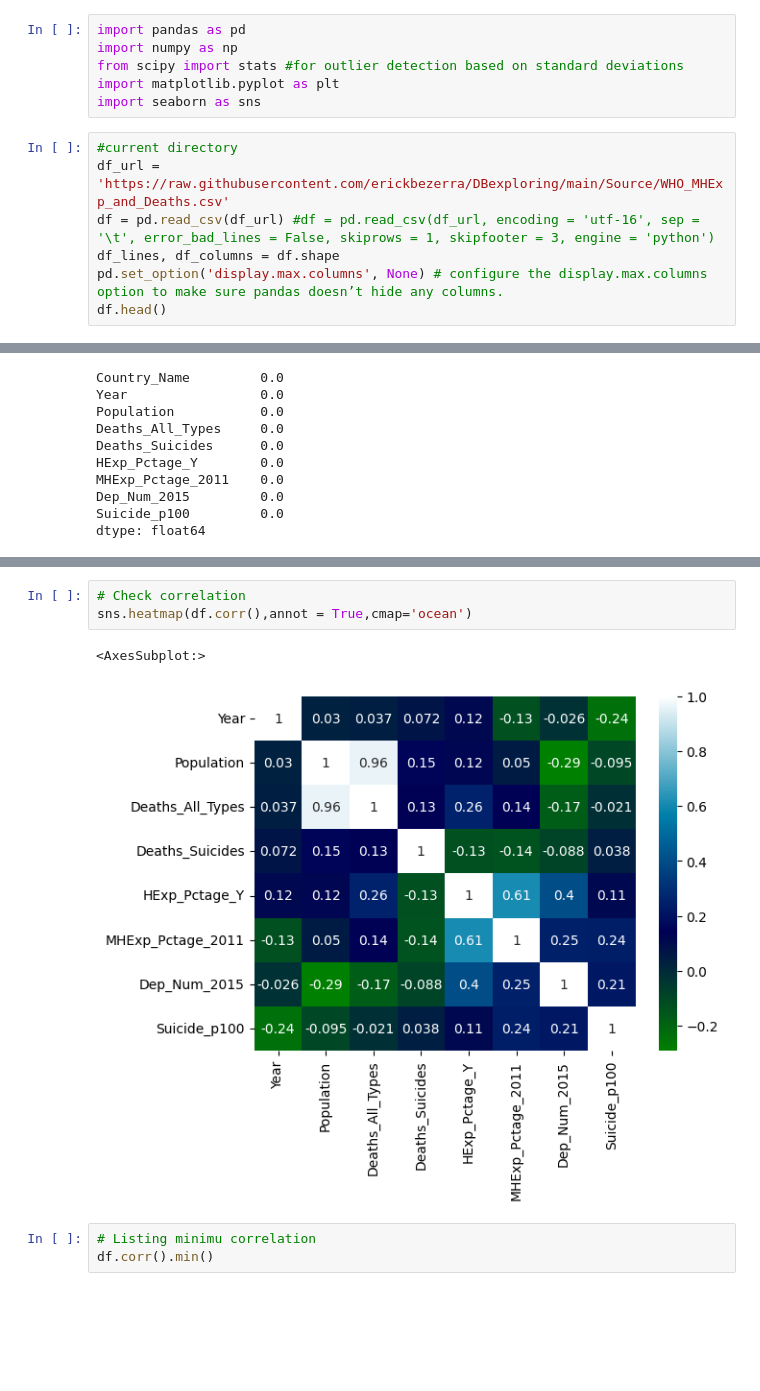
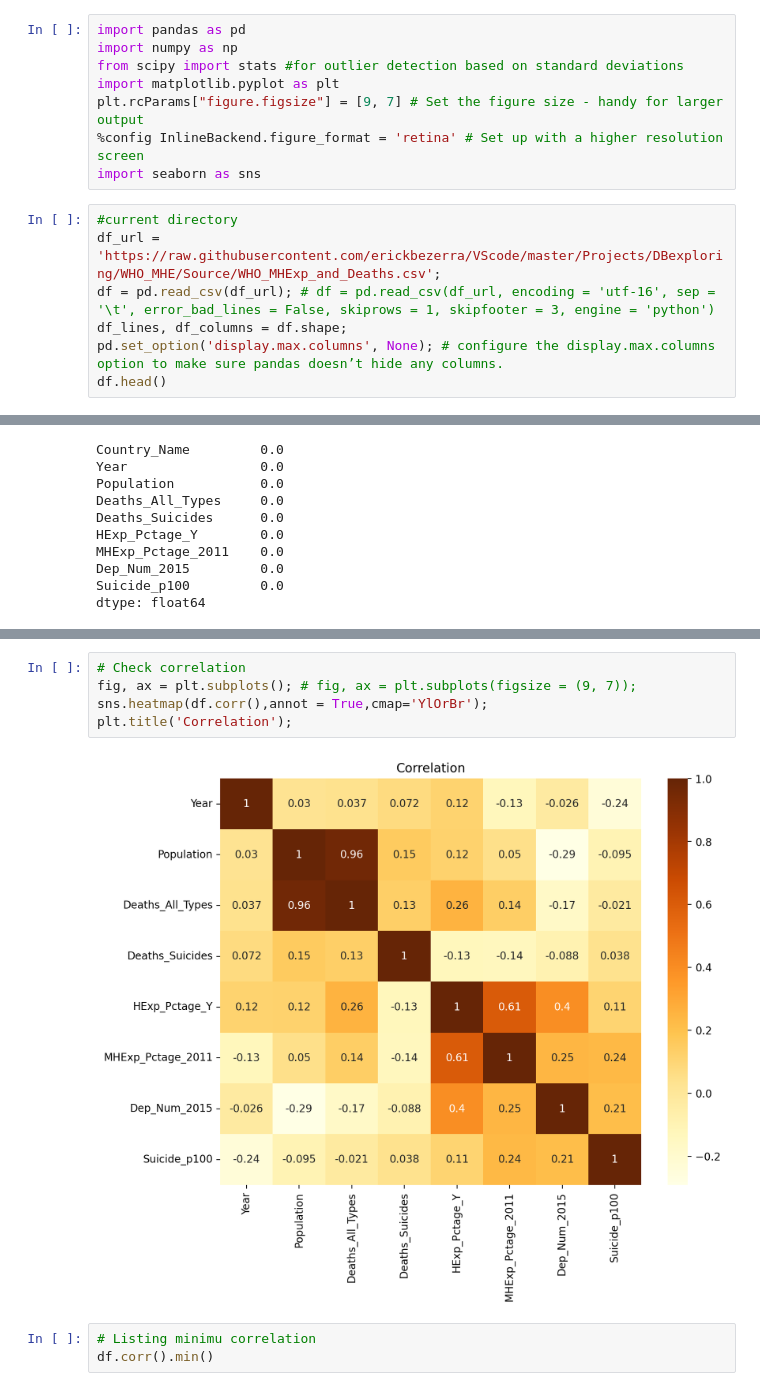
Before and after one commit to erickbezerra/VScode, a Jupyter notebook: Projects/DBexploring/WHO_MHE/WHO_MHExp_and_Deaths.ipynb, the cells around one changed output, grey strips where cells are left out. Saved outputs shown, nothing was run; the diff lists cells and outputs as text; blank space fills up the shorter version.

```diff
--- a/Projects/DBexploring/WHO_MHE/WHO_MHExp_and_Deaths.ipynb
+++ b/Projects/DBexploring/WHO_MHE/WHO_MHExp_and_Deaths.ipynb
@@ -8,13 +8,15 @@ import pandas as pd
 import numpy as np
 from scipy import stats #for outlier detection based on standard deviations
 import matplotlib.pyplot as plt
+plt.rcParams["figure.figsize"] = [9, 7] # Set the figure size - handy for larger output
+%config InlineBackend.figure_format = 'retina' # Set up with a higher resolution screen
 import seaborn as sns
 # %%
 #current directory
-df_url = 'https://raw.githubusercontent.com/erickbezerra/DBexploring/main/Source/WHO_MHExp_and_Deaths.csv'
-df = pd.read_csv(df_url) #df = pd.read_csv(df_url, encoding = 'utf-16', sep = '\t', error_bad_lines = False, skiprows = 1, skipfooter = 3, engine = 'python')
-df_lines, df_columns = df.shape
-pd.set_option('display.max.columns', None) # configure the display.max.columns option to make sure pandas doesn’t hide any columns.
+df_url = 'https://raw.githubusercontent.com/erickbezerra/VScode/master/Projects/DBexploring/WHO_MHE/Source/WHO_MHExp_and_Deaths.csv';
+df = pd.read_csv(df_url); # df = pd.read_csv(df_url, encoding = 'utf-16', sep = '\t', error_bad_lines = False, skiprows = 1, skipfooter = 3, engine = 'python')
+df_lines, df_columns = df.shape;
+pd.set_option('display.max.columns', None); # configure the display.max.columns option to make sure pandas doesn’t hide any columns.
 df.head()
 # %% [output]
 |  | Country_Name | Year | Population | Deaths_All_Types | Deaths_Suicides | HExp_Pctage_Y | ... |
@@ -99,9 +110,10 @@ df.corr()
 # %%
 # Check correlation
-sns.heatmap(df.corr(),annot = True,cmap='ocean')
+fig, ax = plt.subplots(); # fig, ax = plt.subplots(figsize = (9, 7));
+sns.heatmap(df.corr(),annot = True,cmap='YlOrBr');
+plt.title('Correlation');
 # %% [output]
-<AxesSubplot:>
-[figure, old version]
+[figure, new version]
 # %%
 # Listing minimu correlation
 df.corr().min()
```
Also changed, not shown: parts of 12 cells of this notebook.
